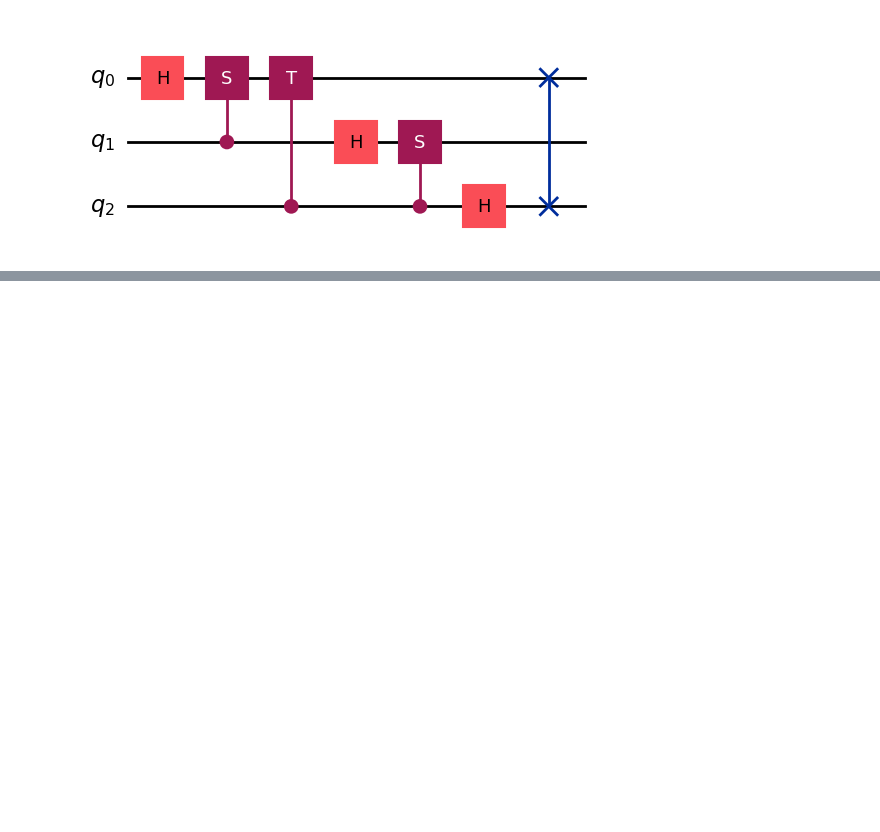
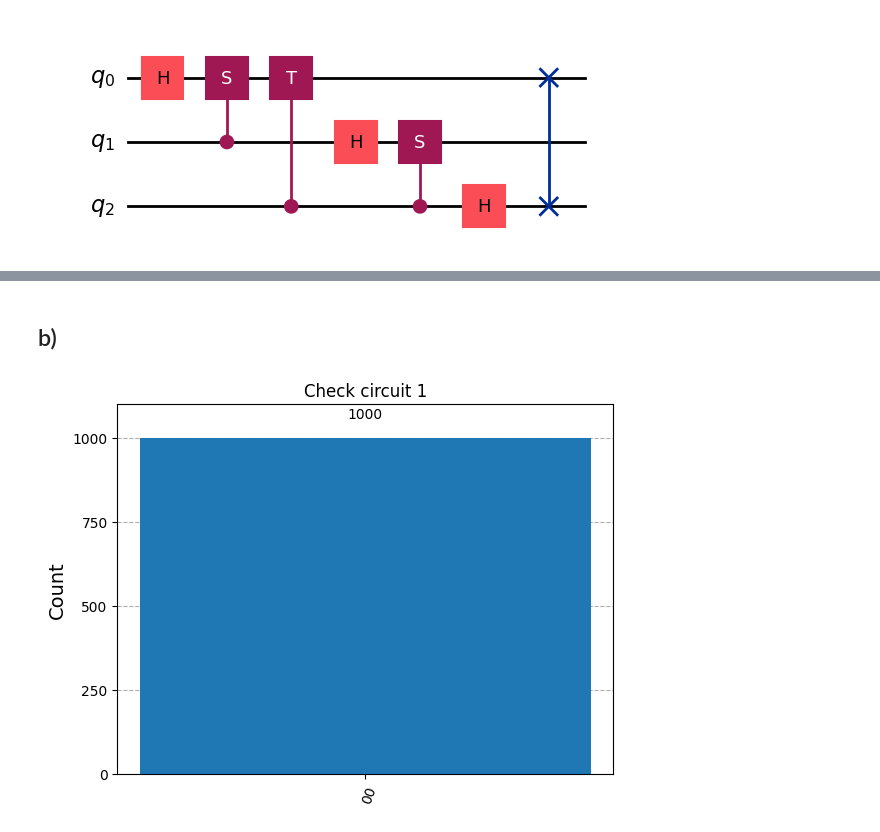
Before and after one commit to Demonis0/TPQiskit, a Jupyter notebook: LabQiskit.ipynb, the cells around one changed output, grey strips where cells are left out. Drawn from its saved outputs; the diff is of its cells as text; code cells hidden in the pictures; blank space fills up the shorter version.

```diff
--- a/LabQiskit.ipynb
+++ b/LabQiskit.ipynb
@@ -161,0 +197,34 @@ circ.draw(output="mpl")
+# %% [markdown]
+## b)
+# %%
+# Import Qiskit
+from qiskit import QuantumCircuit
+from qiskit.circuit.library.standard_gates import SGate, TGate, XGate, YGate, ZGate, SXdgGate
+from qiskit import QuantumCircuit, QuantumRegister, transpile
+from qiskit_aer import AerSimulator
+from qiskit.visualization import plot_histogram, plot_state_city
+from qiskit.quantum_info.operators import Operator
+from qiskit.circuit.library import UnitaryGate
+# Create quantum circuit
+circ = QuantumCircuit(2, 2)
+
+circ.h(0)
+circ.h(1)
+cx_gate = XGate().control(1)
+circ.append(cx_gate,[0,1])
+circ.h(0)
+circ.h(1)
+circ.measure(0,0)
+circ.measure(1,1)
+
+circ.draw(output="mpl")
+
+# Transpile for simulator
+simulator = AerSimulator()
+circ = transpile(circ, simulator)
+# Run and get counts
+result = simulator.run(circ,shots=1000).result()
+counts = result.get_counts(circ)
+plot_histogram(counts, title='Check circuit 1')
+# %% [output]
+[figure, added]
```
Also changed, not shown: parts of 3 cells of this notebook.
